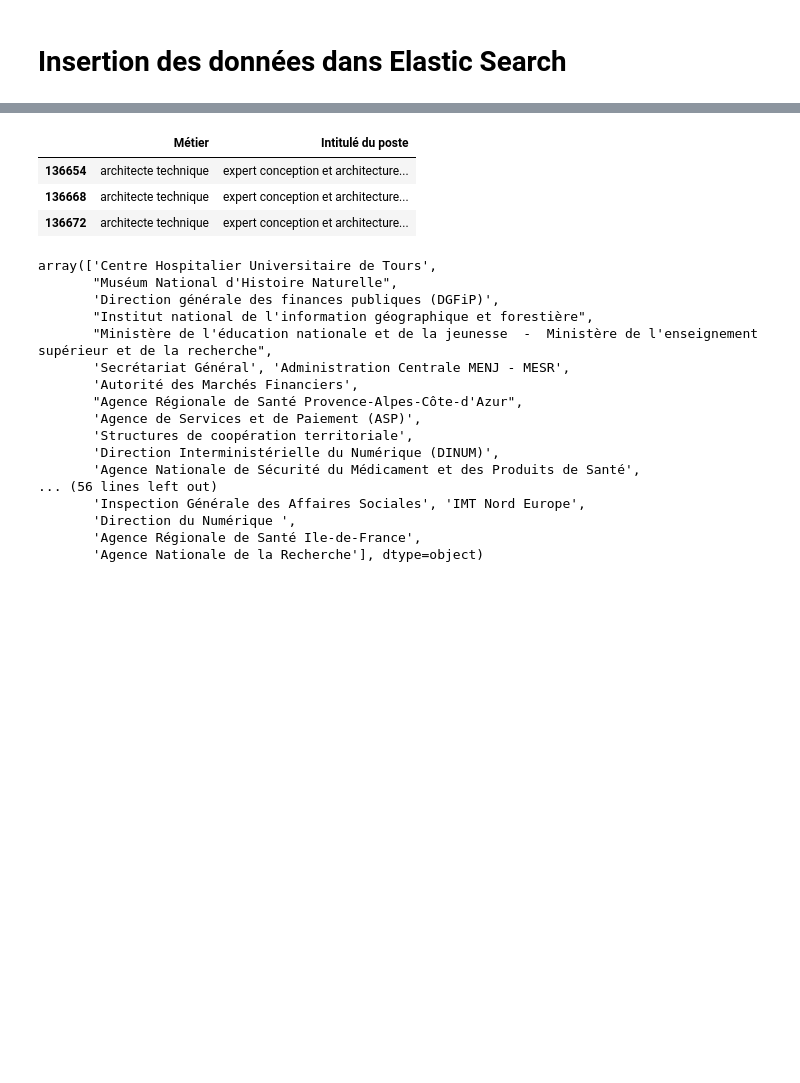
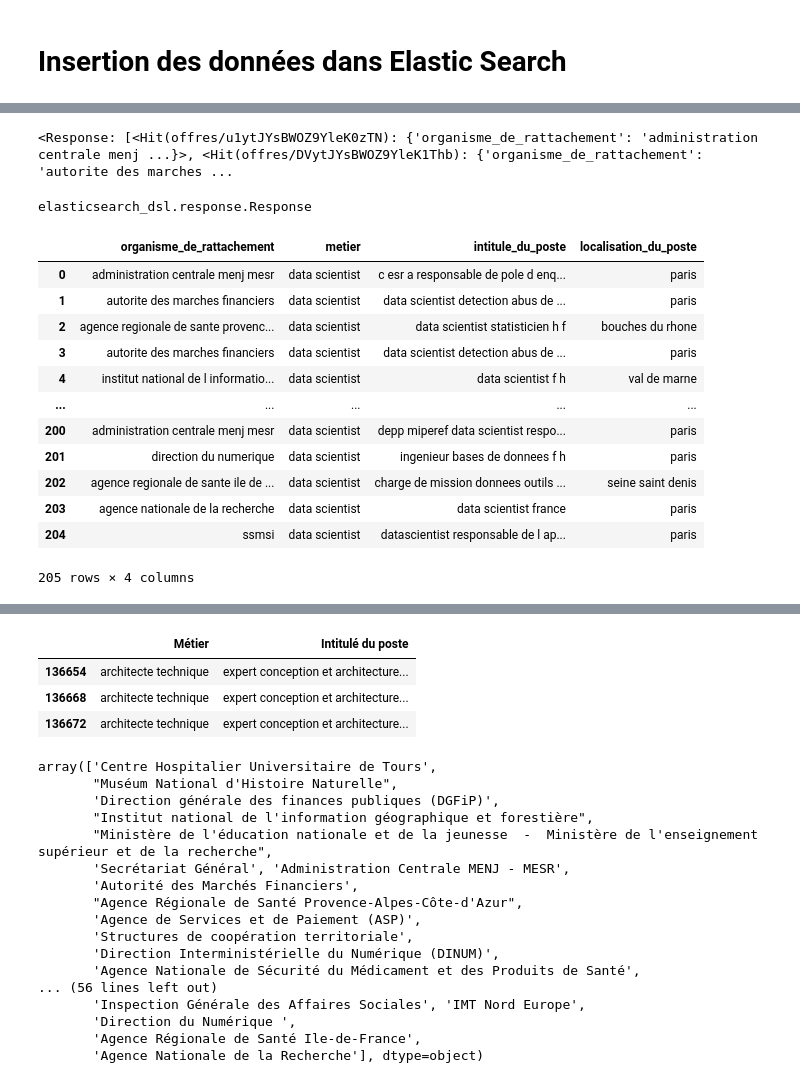
Before and after one commit to johnplt/ted, a Jupyter notebook: notebook/ted.ipynb, the cells around one changed output, grey strips where cells are left out. Saved outputs shown, nothing was run; the diff lists cells and outputs as text; code cells hidden in the pictures; blank space fills up the shorter version.

Commit message:
Add elastic search

```diff
--- a/notebook/ted.ipynb
+++ b/notebook/ted.ipynb
@@ -148,0 +157,3 @@ offres_df_clean = ( offres_df
+# %%
+from elasticsearch_dsl import Search
+s = Search(index='offres').query('match',metier='scientist')
@@ -149,3 +162,29 @@ offres_df_clean = ( offres_df
+# %%
+r
+# %% [output]
+<Response: [<Hit(offres/u1ytJYsBWOZ9YleK0zTN): {'organisme_de_rattachement': 'administration centrale menj ...}>, <Hit(offres/DVytJYsBWOZ9YleK1Thb): {'organisme_de_rattachement': 'autorite des marches ...
+# %%
+type(r)
+# %% [output]
+elasticsearch_dsl.response.Response
+# %%
+df_results = pd.DataFrame((d.to_dict() for d in s.scan()))
+# %%
+df_results
+# %% [output]
+|  | organisme_de_rattachement | metier | intitule_du_poste | localisation_du_poste |
+| 0 | administration centrale menj mesr | data scientist | c esr a responsable de pole d enq... | paris |
+| 1 | autorite des marches financiers | data scientist | data scientist detection abus de ... | paris |
+| 2 | agence regionale de sante provenc... | data scientist | data scientist statisticien h f | bouches du rhone |
+| 3 | autorite des marches financiers | data scientist | data scientist detection abus de ... | paris |
+| 4 | institut national de l informatio... | data scientist | data scientist f h | val de marne |
+| ... | ... | ... | ... | ... |
+| 200 | administration centrale menj mesr | data scientist | depp miperef data scientist respo... | paris |
+| 201 | direction du numerique | data scientist | ingenieur bases de donnees f h | paris |
+| 202 | agence regionale de sante ile de ... | data scientist | charge de mission donnees outils ... | seine saint denis |
+| 203 | agence nationale de la recherche | data scientist | data scientist france | paris |
+| 204 | ssmsi | data scientist | datascientist responsable de l ap... | paris |
+205 rows × 4 columns
 # %%
 offres_df_clean.head(5)
 # %% [output]
```
Also changed, not shown: parts of 14 cells of this notebook, 1 other file.
